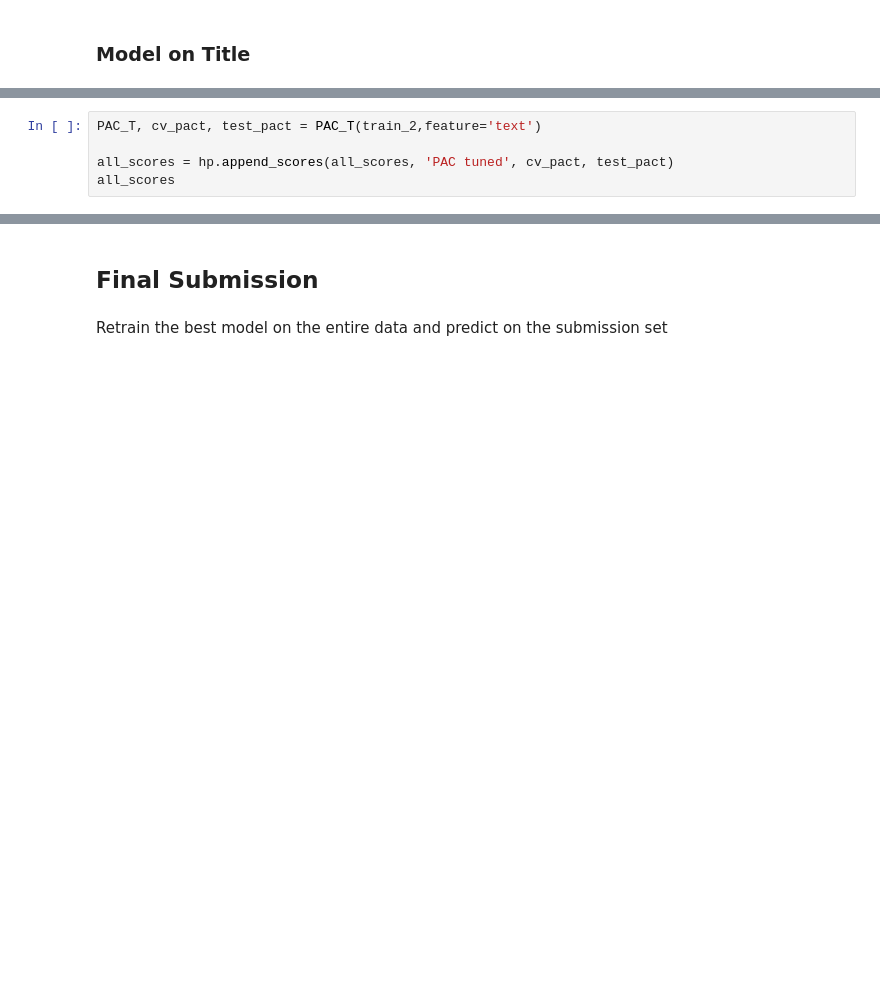
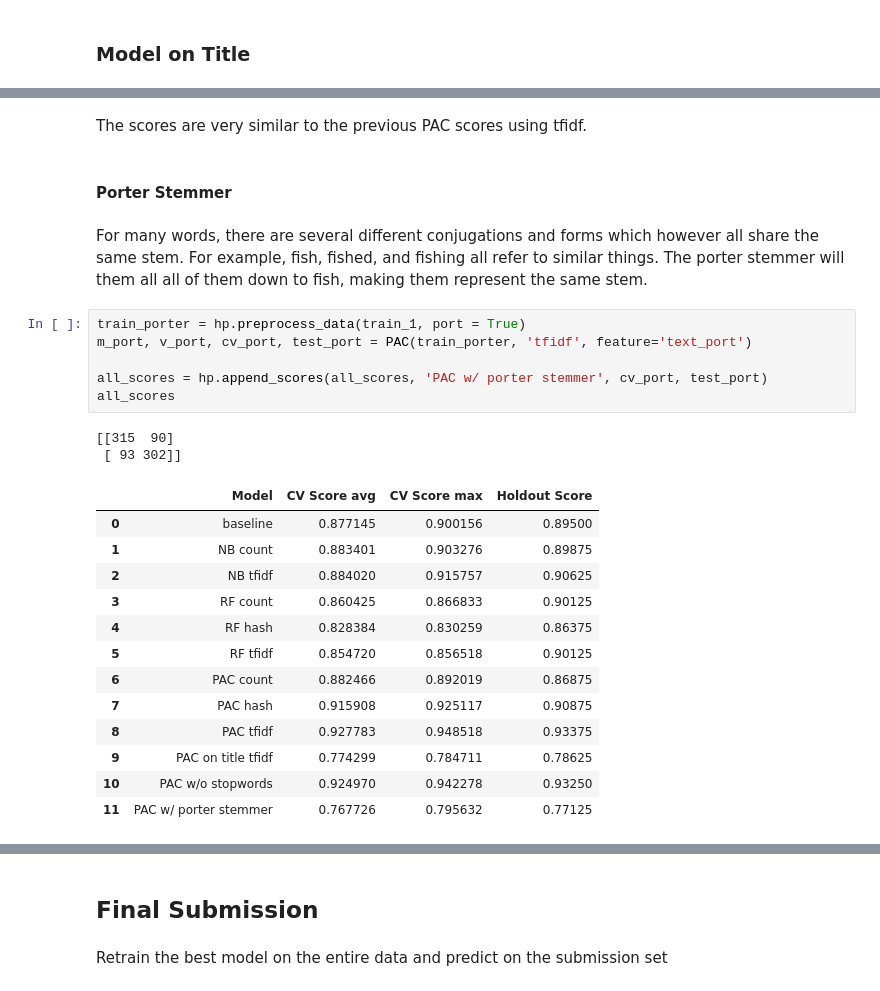
Before and after one commit to ScottPanIE/NLP_Assignment, a Jupyter notebook: script/Sirius.ipynb, the cells around one changed output, grey strips where cells are left out. Drawn from its saved outputs; the diff is of its cells as text; blank space fills up the shorter version.

```diff
--- a/script/Sirius.ipynb
+++ b/script/Sirius.ipynb
@@ -635,5 +362,0 @@ def PAC_T(data, selection='tfidf', vectorize_max_df=0.8, vectorize_min_df=1, fea
-# %%
-PAC_T, cv_pact, test_pact = PAC_T(train_2,feature='text')
-
-all_scores = hp.append_scores(all_scores, 'PAC tuned', cv_pact, test_pact)
-all_scores
@@ -697,0 +417,28 @@ all_scores
+# %% [markdown]
+The scores are very similar to the previous PAC scores using tfidf.
+# %% [markdown]
+#### Porter Stemmer
+# %% [markdown]
+For many words, there are several different conjugations and forms which however all share the same stem. For example, fish, fished, and fishing all refer to similar things. The porter stemmer will them all all of them down to fish, making them represent the same stem.
+# %%
+train_porter = hp.preprocess_data(train_1, port = True)
+m_port, v_port, cv_port, test_port = PAC(train_porter, 'tfidf', feature='text_port')
+
+all_scores = hp.append_scores(all_scores, 'PAC w/ porter stemmer', cv_port, test_port)
+all_scores
+# %% [output]
+[[315  90]
+ [ 93 302]]
+|  | Model | CV Score avg | CV Score max | Holdout Score |
+| 0 | baseline | 0.877145 | 0.900156 | 0.89500 |
+| 1 | NB count | 0.883401 | 0.903276 | 0.89875 |
+| 2 | NB tfidf | 0.884020 | 0.915757 | 0.90625 |
+| 3 | RF count | 0.860425 | 0.866833 | 0.90125 |
+| 4 | RF hash | 0.828384 | 0.830259 | 0.86375 |
+| 5 | RF tfidf | 0.854720 | 0.856518 | 0.90125 |
+| 6 | PAC count | 0.882466 | 0.892019 | 0.86875 |
+| 7 | PAC hash | 0.915908 | 0.925117 | 0.90875 |
+| 8 | PAC tfidf | 0.927783 | 0.948518 | 0.93375 |
+| 9 | PAC on title tfidf | 0.774299 | 0.784711 | 0.78625 |
+| 10 | PAC w/o stopwords | 0.924970 | 0.942278 | 0.93250 |
+| 11 | PAC w/ porter stemmer | 0.767726 | 0.795632 | 0.77125 |
```
Also changed, not shown: parts of 105 cells of this notebook, 1 other file.
